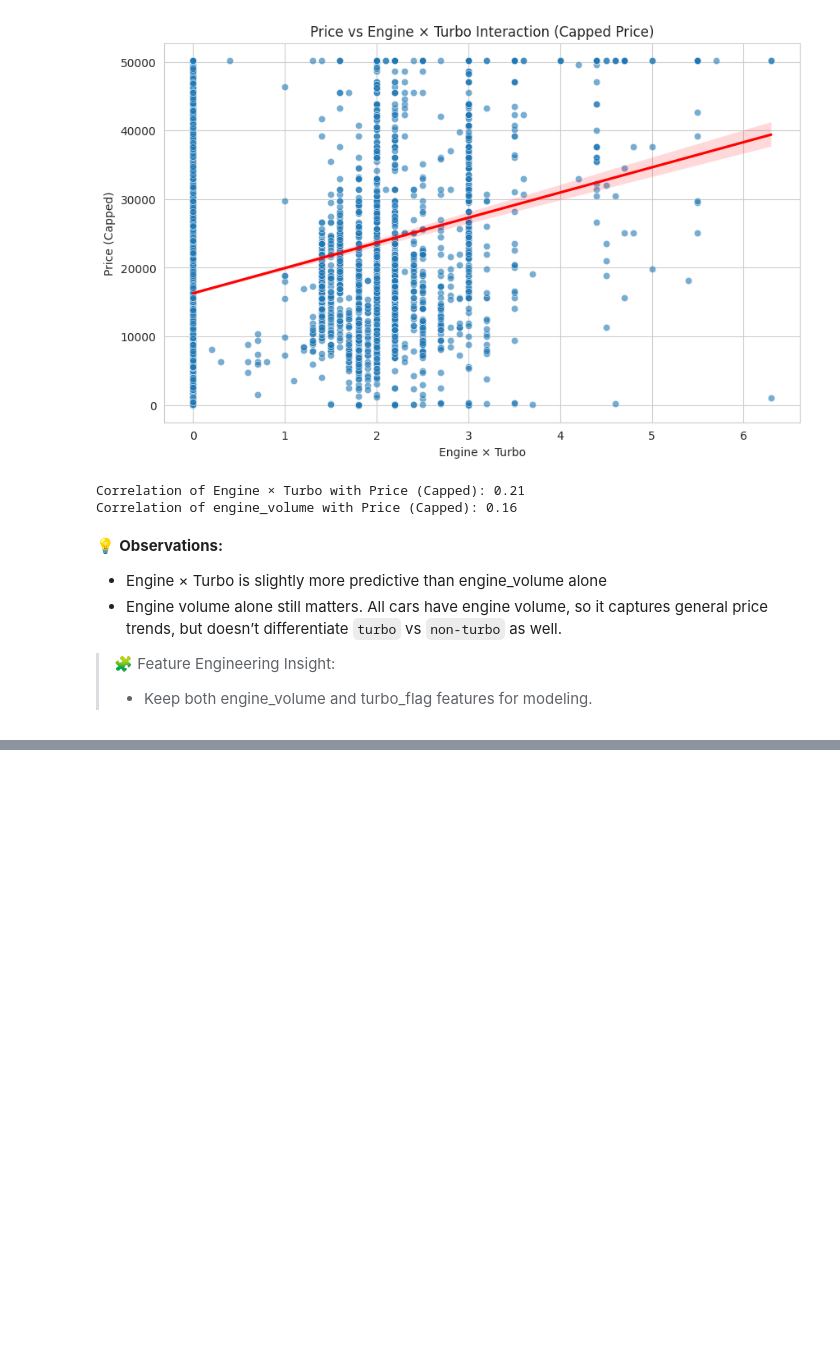
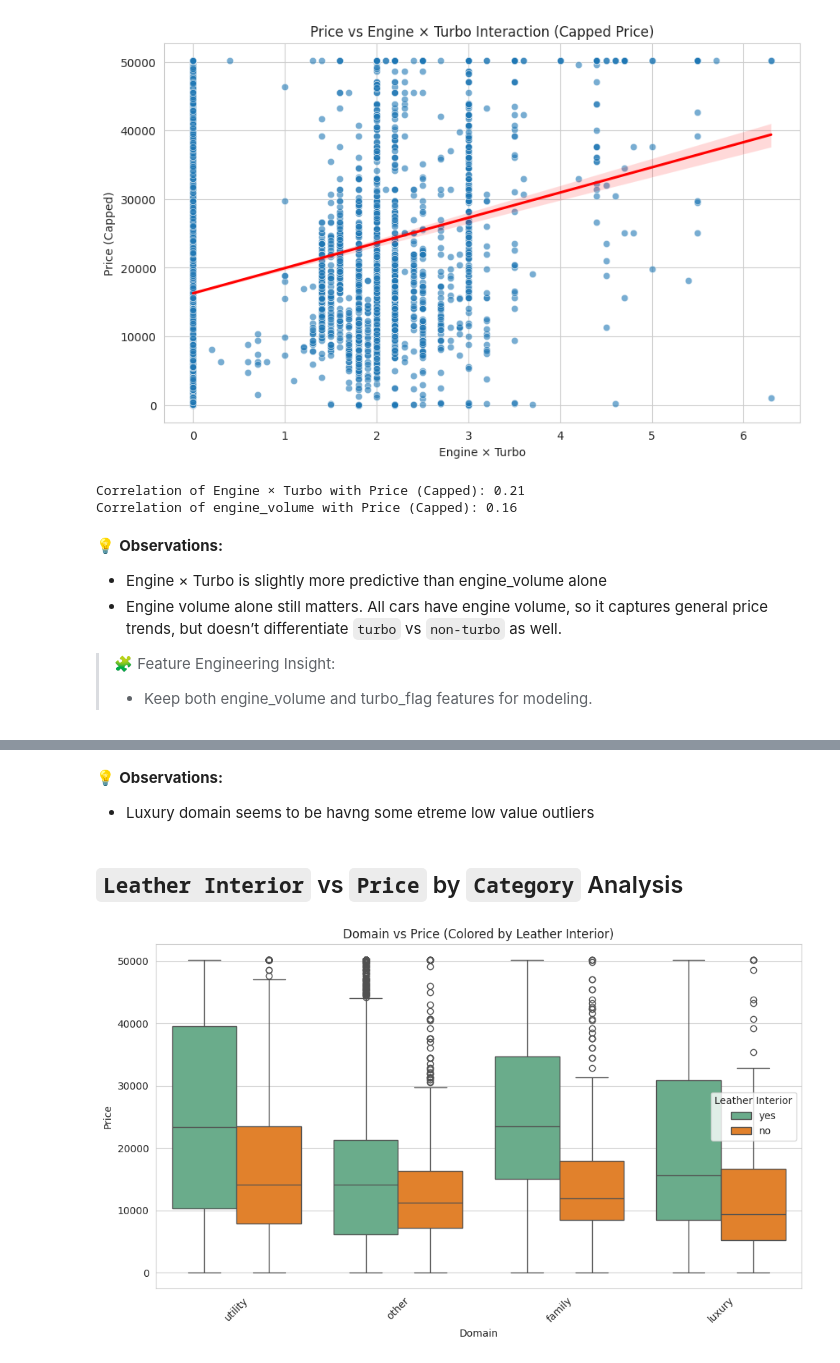
Before and after one commit to Mithula-cbw/Car-Price-Prediction, a Jupyter notebook: notebooks/Group_11_02_Descriptive_Analytics_and_EDA.ipynb, the cells around one changed output, grey strips where cells are left out. Saved outputs shown, nothing was run; the diff lists cells and outputs as text; code cells hidden in the pictures; blank space fills up the shorter version.

```diff
--- a/notebooks/Group_11_02_Descriptive_Analytics_and_EDA.ipynb
+++ b/notebooks/Group_11_02_Descriptive_Analytics_and_EDA.ipynb
@@ -1626,0 +1835,28 @@ Correlation of engine_volume with Price (Capped): 0.16
+# %% [markdown]
+💡 **Observations:**
+- Luxury domain seems to be havng some etreme low value outliers
+# %% [markdown]
+## `Leather Interior` vs `Price` by `Category`  Analysis
+# %%
+# Define custom colors for leather_interior
+custom_palette = {'yes': "#5fb78b", 'no': '#ff7f0e'}
+
+# Boxplot: Domain vs Price colored by Leather Interior
+sns.boxplot(
+    data=df,
+    x='domain',
+    y='price_capped',
+    hue='leather_interior',
+    palette=custom_palette
+)
+
+plt.title('Domain vs Price (Colored by Leather Interior)')
+plt.xlabel('Domain')
+plt.ylabel('Price')
+plt.xticks(rotation=45)
+plt.legend(title='Leather Interior')
+
+plt.tight_layout()
+plt.show()
+# %% [output]
+[figure, added]
```
Also changed, not shown: parts of 35 cells of this notebook.
